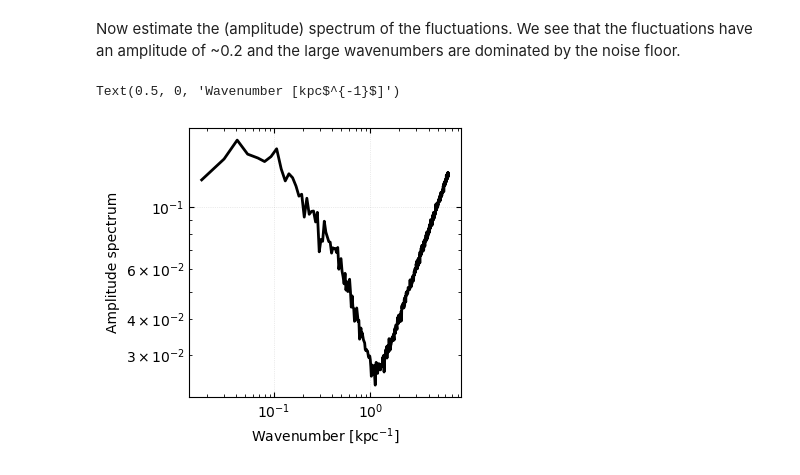
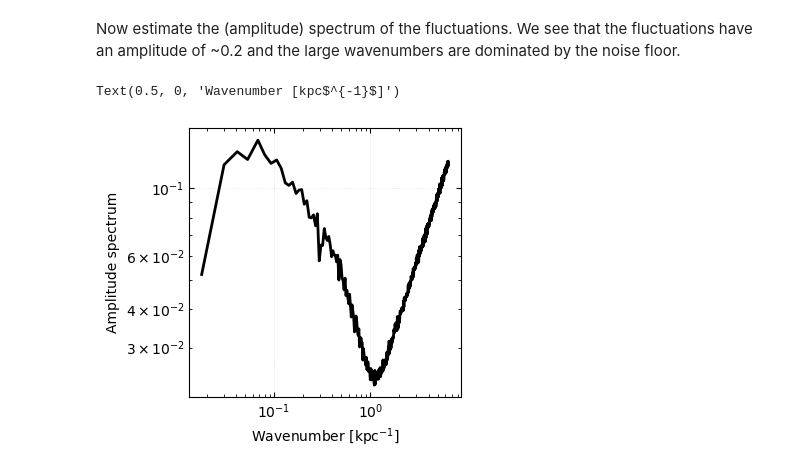
Before and after one commit to mab68/Kea, a Jupyter notebook: docs/source/examples/3_synthetic_icm_example.ipynb, the cells around one changed output. Drawn from its saved outputs; the diff is of its cells as text; code cells hidden in the pictures.

```diff
--- a/docs/source/examples/3_synthetic_icm_example.ipynb
+++ b/docs/source/examples/3_synthetic_icm_example.ipynb
@@ -161,18 +161,18 @@ Now estimate the (amplitude) spectrum of the fluctuations. We see that the fluct
 # %%
 # Calculate spectrum
 from kea.statistics.spectra import fourier_modal_spectrum, bin_spectrum, transform_spectrum
-kvec, modal_spectrum = fourier_modal_spectrum(noisy_image)
+kvec, modal_spectrum = fourier_modal_spectrum((noisy_image - ym)/ym)
 kp, fekp, bin_widths = bin_spectrum(kvec, modal_spectrum, 'integrated')
 # Calculate the amplitude spectrum -- commonly used in ICM analyses
-k, amp = transform_spectrum(kp, fekp, 3, 'integrated', 'amplitude', grid_dims, bin_widths=bin_widths, is_centered=True)
+k, amp = transform_spectrum(kp, fekp, 2, 'integrated', 'amplitude', grid_dims, bin_widths=bin_widths, is_centered=True)
 ## Plot spectrum
 fig, ax = plt.subplots(1, 1, figsize=(3.5, 3.5))
 ax.plot(k, amp, linewidth=2., linestyle='-', color='black')
 ax.set_yscale('log')
 ax.set_xscale('log')
 pretty_axes(ax)
 ax.set_ylabel('Amplitude spectrum')
 ax.set_xlabel('Wavenumber [kpc$^{-1}$]')
 # %% [output]
 Text(0.5, 0, 'Wavenumber [kpc$^{-1}$]')
-[figure, old version]
+[figure, new version]
```
Also changed, not shown: 6 other files.
